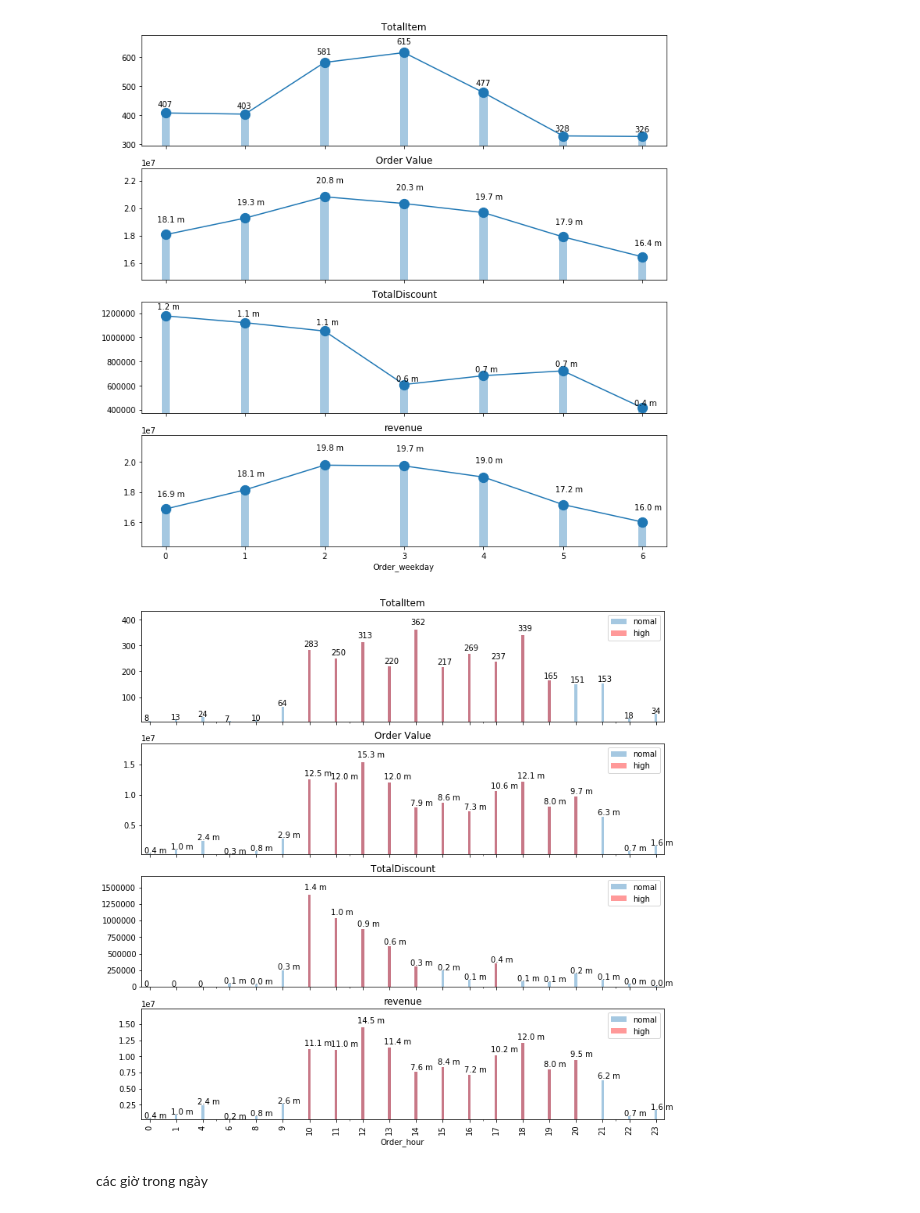
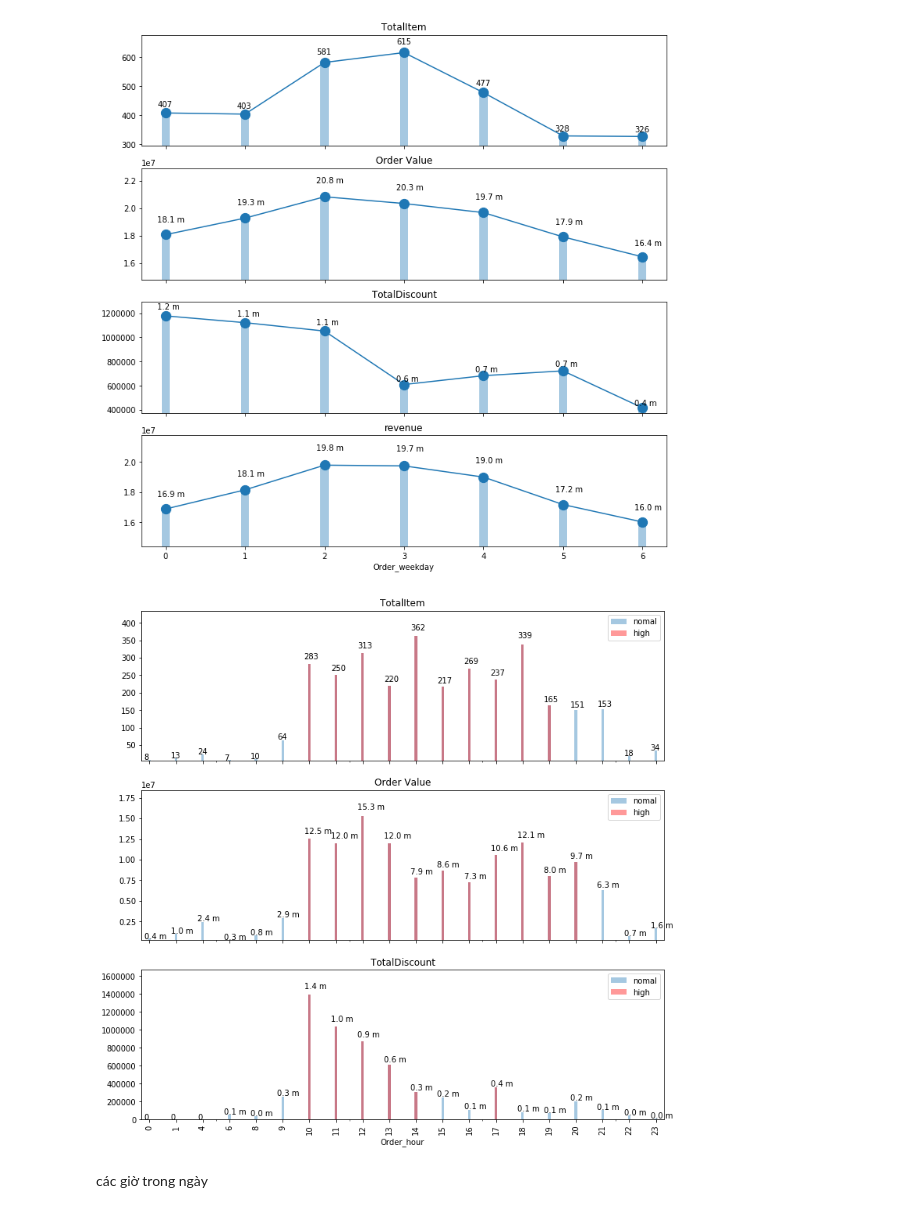
Before and after one commit to minmax49/apply_foody, a Jupyter notebook: ta1.ipynb, the cells around one changed output. Saved outputs shown, nothing was run; the diff lists cells and outputs as text; code cells hidden in the pictures.

```diff
--- a/ta1.ipynb
+++ b/ta1.ipynb
@@ -195,25 +195,24 @@ for ax, col in zip(axs, cols):
 [figure]
 # %%
 df1['Order_hour'] = df['Order_Time'].dt.hour
-df1['revenue'] = df1['Order Value'] - df1['TotalDiscount']
-cols = ['TotalItem', 'Order Value', 'TotalDiscount', 'revenue']
+cols = ['TotalItem', 'Order Value', 'TotalDiscount']
 cmap = palette=sns.color_palette("RdBu_r",20)
 
 fig, axs = plt.subplots(nrows=len(cols), figsize=(12,12), sharex=True)
 for ax, col in zip(axs, cols):
     dftemp = df1.groupby('Order_hour').agg(sum)[[col]]
     hightemp = dftemp[dftemp > dftemp.mean()]
 
     dftemp.plot.bar(ax=ax, width=0.1, alpha=0.4, label='nomal')
     hightemp.plot.bar(ax=ax, width=0.1, alpha=0.4, color='red', label='high volumn')
     ax.legend(['nomal','high'])
     for x, y in enumerate( dftemp[col]):
         stry = f'{round(float(y)/1000000,1)} m' if float(y) > 1000 else str(y)
         ax.text(x-0.2, y*1.05, stry)
     ax.set_title(col)
     ax.set_ylim([min(dftemp.values)*0.9, max(dftemp.values)*1.2])
 # %% [output]
-[figure, old version]
+[figure, new version]
 # %% [markdown]
 các giờ trong ngày
 # %% [markdown]
```
Also changed, not shown: parts of 7 cells of this notebook.
